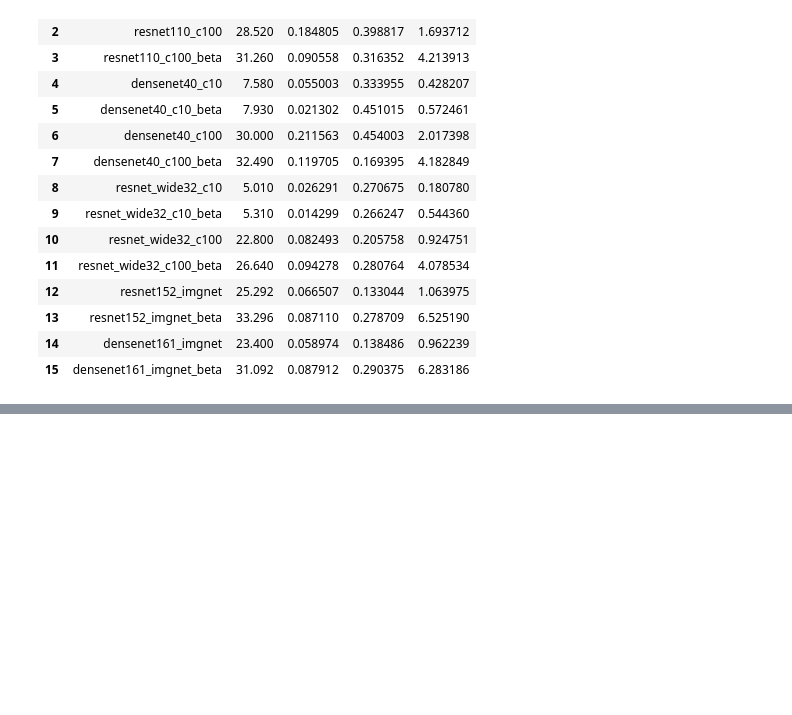
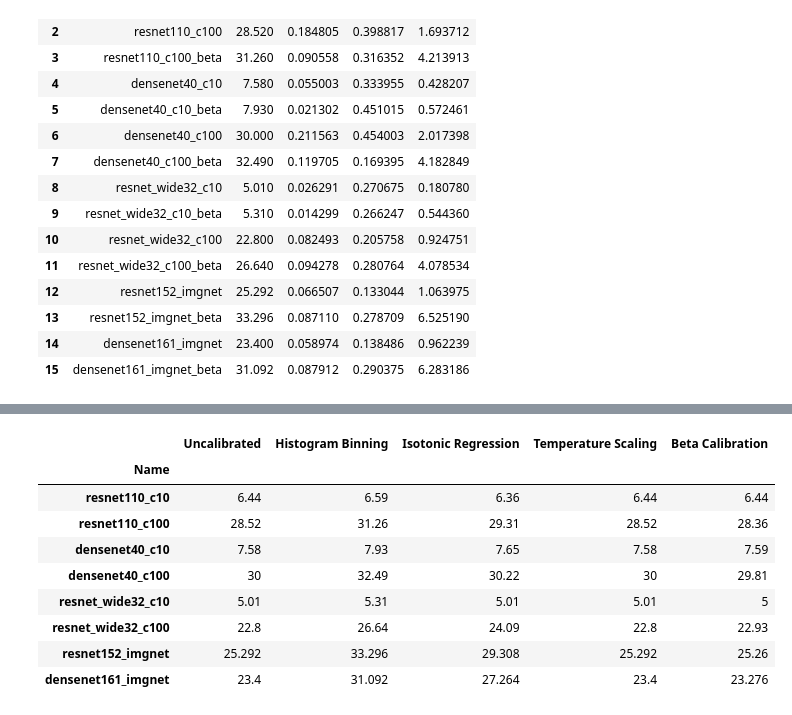
Before and after one commit to markus93/NN_calibration, a Jupyter notebook: scripts/Calibration - (Temp, Iso, Beta, Hist).ipynb, the cells around one changed output, grey strips where cells are left out. Saved outputs shown, nothing was run; the diff lists cells and outputs as text; code cells hidden in the pictures; blank space fills up the shorter version.

Commit message:
Edits to Calibration Notebook.

```diff
--- a/scripts/Calibration - (Temp, Iso, Beta, Hist).ipynb
+++ b/scripts/Calibration - (Temp, Iso, Beta, Hist).ipynb
@@ -178,7 +178,7 @@ def temp_results(path, files, method = "BFGS"):
 
     return df
 # %%
-df = temp_results(PATH, files)
+df_temp_scale = temp_results(PATH, files)
 # %% [output]
 resnet110_c10
 Accuracy: 94.62
@@ -646,29 +599,29 @@ df_hb
 | 14 | densenet161_imgnet | 23.400 | 0.058974 | 0.138486 | 0.962239 |
 | 15 | densenet161_imgnet_beta | 31.092 | 0.087912 | 0.290375 | 6.283186 |
 # %%
-# df, df_iso, df_beta, df_hb
+# df_temp_scale, df_iso, df_beta, df_hb
 
-dfs = [df, df_hb, df_iso, df_beta]
+dfs = [df_hb, df_iso, df_temp_scale, df_beta]
 names = ["Name", "Uncalibrated", "Histogram Binning", "Isotonic Regression", "Temperature Scaling", "Beta Calibration"]
 
 
 def get_dataframe(dfs, column, names):
-    pass
 
+    df_res = pd.DataFrame(columns=names)
 
-column = "Error"
+    for i in range(1, len(df_iso), 2):
 
-df_res = pd.DataFrame(columns=names)
+        name = dfs[0].iloc[i-1]["Name"] # Get name of method
+        uncalibrated = dfs[0].iloc[i-1][column]  # Get uncalibrated score
 
-for i in range(1, len(df_iso), 2):
+        row = [name, uncalibrated]  # Add scores to row
 
-    name = dfs[0].iloc[i-1]["Name"]
-    uncalibrated = dfs[0].iloc[i-1][column]
+        for df in dfs:
+            row.append(df.iloc[i][column])
 
-    row = [name, uncalibrated]  # Add scores to row
+        df_res.loc[(i-1)//2] = row
+        #errordf.iloc[i]
 
-    for df in dfs:
-        row.append(df.iloc[i][column])
+    df_res.set_index('Name', inplace = True)
 
-    df_res.loc[(i-1)//2] = row
-    #errordf.iloc[i]
+    return df_res
@@ -686,0 +628,25 @@ df_res
+# %%
+df_error = get_dataframe(dfs, "Error", names)
+df_ece = get_dataframe(dfs, "ECE", names)
+df_mce = get_dataframe(dfs, "MCE", names)
+df_loss = get_dataframe(dfs, "Loss", names)
+# %%
+def highlight_min(s):
+    '''
+    highlight the maximum in a Series yellow.
+    '''
+    is_max = s == s.min()
+    return ['background-color: yellow' if v else '' for v in is_max]
+# %%
+df_error.style.apply(highlight_min, axis = 1)
+# %% [output]
+|  | Uncalibrated | Histogram Binning | Isotonic Regression | Temperature Scaling | Beta Calibration |
+| Name |  |  |  |  |  |
+| resnet110_c10 | 6.44 | 6.59 | 6.36 | 6.44 | 6.44 |
+| resnet110_c100 | 28.52 | 31.26 | 29.31 | 28.52 | 28.36 |
+| densenet40_c10 | 7.58 | 7.93 | 7.65 | 7.58 | 7.59 |
+| densenet40_c100 | 30 | 32.49 | 30.22 | 30 | 29.81 |
+| resnet_wide32_c10 | 5.01 | 5.31 | 5.01 | 5.01 | 5 |
+| resnet_wide32_c100 | 22.8 | 26.64 | 24.09 | 22.8 | 22.93 |
+| resnet152_imgnet | 25.292 | 33.296 | 29.308 | 25.292 | 25.26 |
+| densenet161_imgnet | 23.4 | 31.092 | 27.264 | 23.4 | 23.276 |
```
Also changed, not shown: parts of 7 cells of this notebook.
